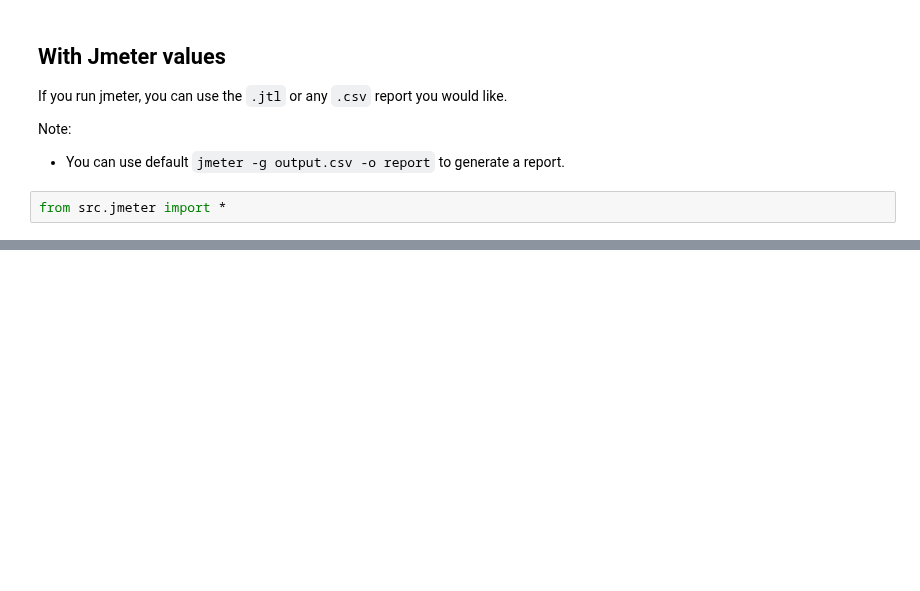
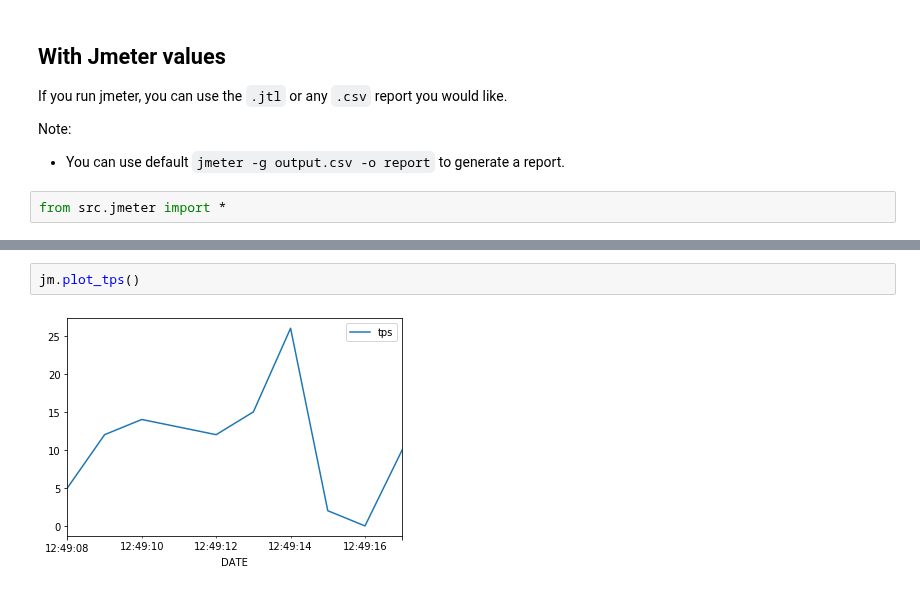
Before and after one commit to sylhare/docker-stats-graph, a Jupyter notebook: docker_stats_example.ipynb, the cells around one changed output, grey strips where cells are left out. Cells and saved outputs as stored; diff of their text form; blank space fills up the shorter version.

```diff
--- a/docker_stats_example.ipynb
+++ b/docker_stats_example.ipynb
@@ -68,0 +56,4 @@ The average response time is of                 77.211 ms
+# %%
+jm.plot_tps()
+# %% [output]
+[figure, added]
```
Also changed, not shown: parts of 6 cells of this notebook, 5 other files.
